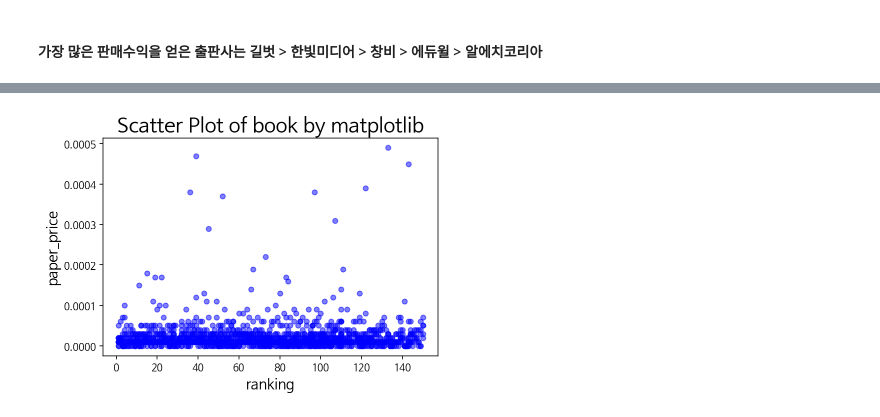
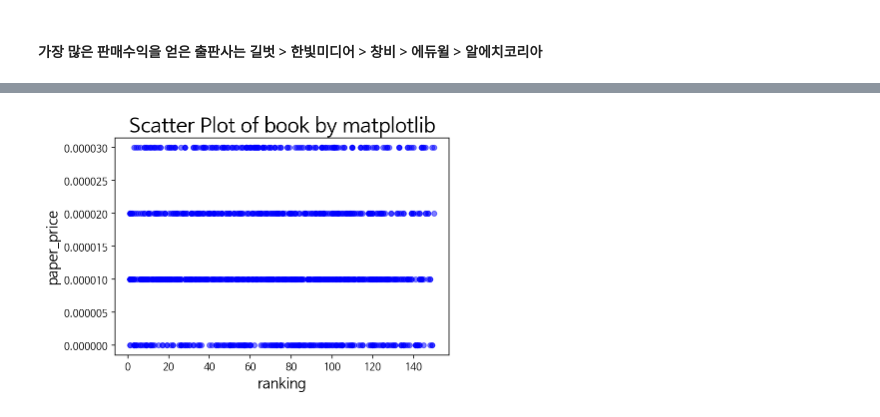
Before and after one commit to shinevol53/TIL, a Jupyter notebook: sql/SQL06_Kyobo_Data.ipynb, the cells around one changed output, grey strips where cells are left out. Saved outputs shown, nothing was run; the diff lists cells and outputs as text; code cells hidden in the pictures.

Commit message:
<note> add Kyobo_Data with SQL+visualization+Analyzation

```diff
--- a/sql/SQL06_Kyobo_Data.ipynb
+++ b/sql/SQL06_Kyobo_Data.ipynb
@@ -239,3 +286,13 @@ df2.describe()
-# %%
-# max, 이상치 삭제
-df3 = df2[df2['paper_price'] != 0.347830]
+# %%
+df4 = df3.reset_index(drop=True)
+# %%
+df4['paper_price_norm'] = ""
+
+for i in range(len(df4)):
+
+    if df4['paper_price'][i] <= 0.000030:
+        df4['paper_price_norm'][i] = 'Y'
+    else:
+        df4['paper_price_norm'][i] = 'N'
+
+df4
@@ -242,10 +313,13 @@ df3 = df2[df2['paper_price'] != 0.347830]
+# %%
+df5 = df4[df4['paper_price_norm'] == 'Y']
 # %%
-plt.plot('ranking', 'paper_price', data=df3, linestyle='none', marker='o', markersize=5, color='blue', alpha=0.5)
+import matplotlib.pyplot as plt
+plt.plot('ranking', 'paper_price', data=df5, linestyle='none', marker='o', markersize=5, color='blue', alpha=0.5)
 plt.title('Scatter Plot of book by matplotlib', fontsize=20)
 plt.xlabel('ranking', fontsize=14)
 
 plt.ylabel('paper_price', fontsize=14)
 
 plt.show()
 # %% [output]
-[figure, old version]
+[figure, new version]
```
Also changed, not shown: parts of 16 cells of this notebook.
